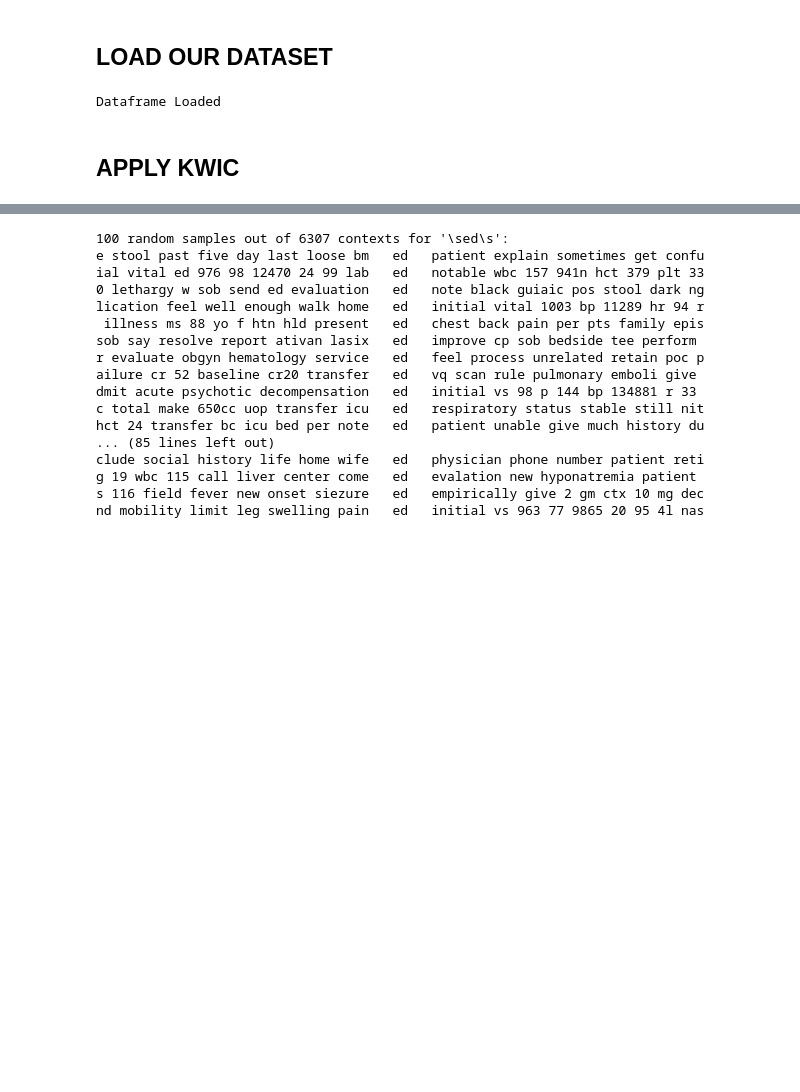
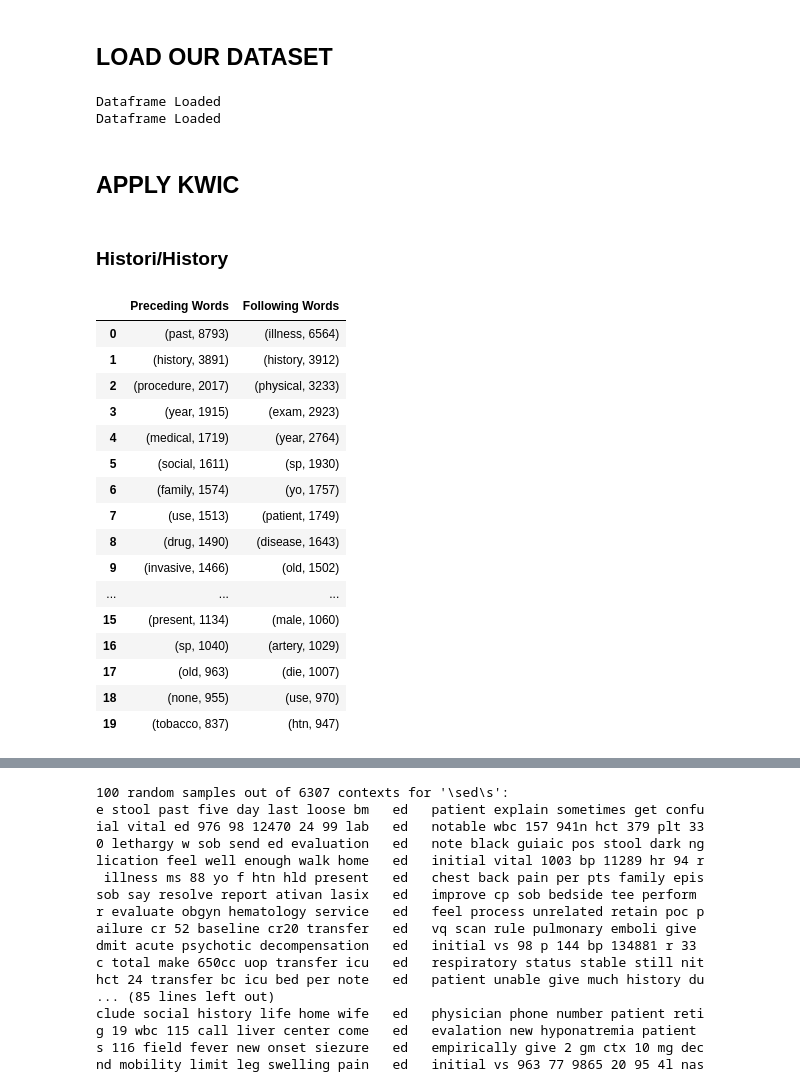
Before and after one commit to jaotombo/LOS_mixed_2022, a Jupyter notebook: codes/additional_analysis/D_KWIC_INTERPRET.ipynb, the cells around one changed output, grey strips where cells are left out. Saved outputs shown, nothing was run; the diff lists cells and outputs as text; code cells hidden in the pictures; blank space fills up the shorter version.

Commit message:
feat: added to KWIC other words

```diff
--- a/codes/additional_analysis/D_KWIC_INTERPRET.ipynb
+++ b/codes/additional_analysis/D_KWIC_INTERPRET.ipynb
@@ -106,9 +94,20 @@ df = pd.read_feather(f'{path_to_processed}df_los{preproc_tag}{lemma_tag}')
 df = df[['los_cat', 'text']]
 print('Dataframe Loaded')
 # split the data into training and test
-train, test = train_test_split(df, train_size=0.80, stratify = df['los_cat'], random_state=42)
+_, test = train_test_split(df, train_size=0.80, stratify = df['los_cat'], random_state=42)
+
+
+preproc_tag = '_preproc_heavier'
+lemma_tag = ""
+df_stem = pd.read_feather(f'{path_to_processed}df_los{preproc_tag}{lemma_tag}')
+# restrict to just discharge notes
+df_stem = df_stem[['los_cat', 'text']]
+print('Dataframe Loaded')
+# split the data into training and test
+_, test_stem = train_test_split(df_stem, train_size=0.80, stratify = df_stem['los_cat'], random_state=42)
 # %% [output]
 Dataframe Loaded
+Dataframe Loaded
 # %% [markdown]
 ## APPLY KWIC
 # %%
@@ -137,0 +133,46 @@ tqdm.pandas()  # <- added this line
+# %%
+def kwic_list(doc_series, keyword, window=35):
+
+    def add_kwic(text):
+        kwic_list.extend(KWIC(text, keyword, ignore_case=True,
+                              window_width=window, print_only=False))
+
+    kwic_list = []
+    doc_series.progress_map(add_kwic)
+    return kwic_list
+# %%
+def get_top_words(kwic_list):
+  store1 = ""
+  store2 = ""
+  for i, _ in enumerate(kwic_list):
+    store1 = store1 + kwic_list[i][0]
+    store2 = store2 + kwic_list[i][2]
+  store1 = store1.split(" ")
+  store2 = store2.split(" ")
+  return Counter(store1), Counter(store2)
+# %% [markdown]
+### Histori/History
+# %%
+# Get most common words following/preceding a word
+kwic_top = kwic_list(test['text'], '\shistory\s')
+c1, c2 = get_top_words(kwic_top)
+kwic_words = pd.DataFrame({'Preceding Words': c1.most_common(20), 'Following Words': c2.most_common(20)})
+kwic_words
+# %% [output]
+|  | Preceding Words | Following Words |
+| 0 | (past, 8793) | (illness, 6564) |
+| 1 | (history, 3891) | (history, 3912) |
+| 2 | (procedure, 2017) | (physical, 3233) |
+| 3 | (year, 1915) | (exam, 2923) |
+| 4 | (medical, 1719) | (year, 2764) |
+| 5 | (social, 1611) | (sp, 1930) |
+| 6 | (family, 1574) | (yo, 1757) |
+| 7 | (use, 1513) | (patient, 1749) |
+| 8 | (drug, 1490) | (disease, 1643) |
+| 9 | (invasive, 1466) | (old, 1502) |
+| ... | ... | ... |
+| 15 | (present, 1134) | (male, 1060) |
+| 16 | (sp, 1040) | (artery, 1029) |
+| 17 | (old, 963) | (die, 1007) |
+| 18 | (none, 955) | (use, 970) |
+| 19 | (tobacco, 837) | (htn, 947) |
```
Also changed, not shown: parts of 10 cells of this notebook.
